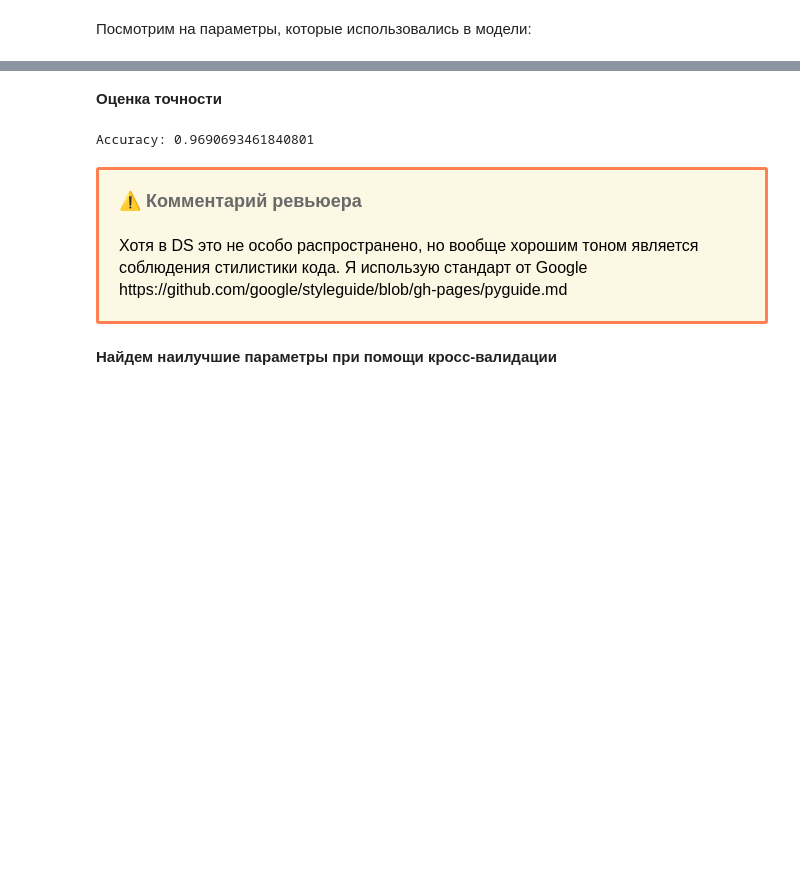
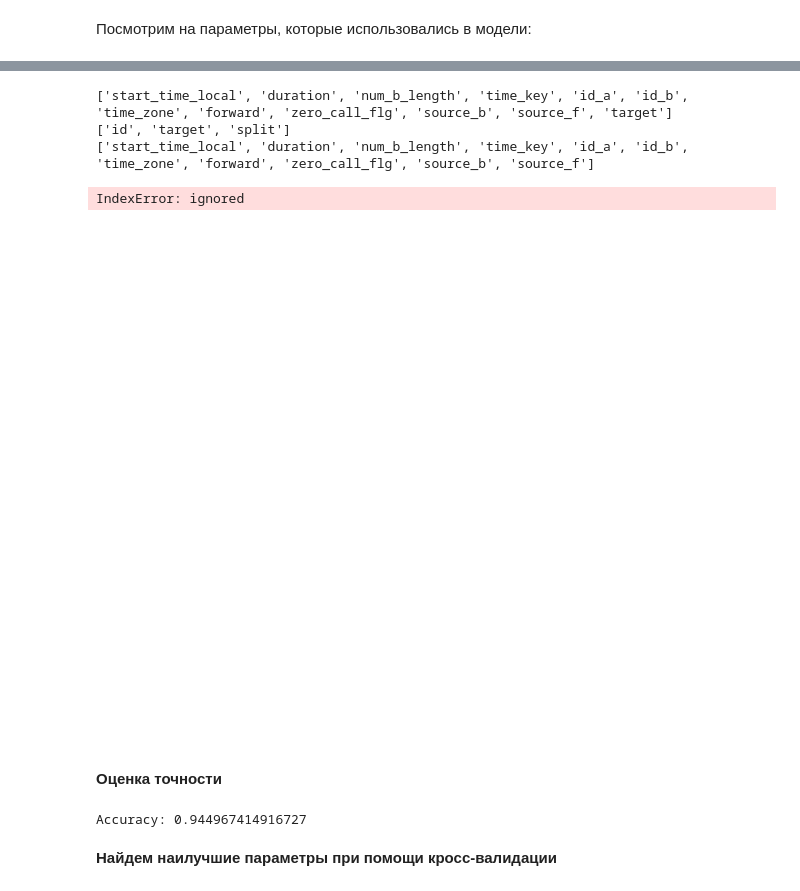
Before and after one commit to Kislv/BestHack2022-DataScience, a Jupyter notebook: DecisionTree_Kiselev.ipynb, the cells around one changed output, grey strips where cells are left out. Saved outputs shown, nothing was run; the diff lists cells and outputs as text; code cells hidden in the pictures; blank space fills up the shorter version.

```diff
--- a/DecisionTree_Kiselev.ipynb
+++ b/DecisionTree_Kiselev.ipynb
@@ -295,0 +145,13 @@ Name: time_key, dtype: int64
+# %%
+data = (
+        data
+        .merge(samples[['id','target', 'split']], left_on='id_a', right_on='id', how='inner')
+        .drop(columns=['id'])
+)
+
+data , data_predict = [x for _, x in data.groupby(data['split'] == 'test')]
+data = data.drop('split', axis=1)
+data_predict = data_predict.drop('split', axis=1)
+print(data.info())
+print()
+print(data_predict.info())
@@ -410,7 +177,0 @@ print(samples_predict.head())
-# %%
-
-data = data.merge(samples_data[['id','target']], left_on='id_a', right_on='id', how='inner') \
-           .drop(columns=['id'])
-print(data.shape)
-print(data.head())
-print(data['target'].value_counts())
@@ -438,7 +177,0 @@ Name: target, dtype: int64
-# %%
-data = (
-    data
-    .merge(samples_data[['id','target']], left_on='id_a', right_on='id', how='inner')
-    .drop('id', axis=1)
-)
-data.info()
@@ -483,7 +215,6 @@ X_train, X_test, y_train, y_test = train_test_split(
 # %%
 # Создание объекта дерева решений
 clf = DecisionTreeClassifier()
-# clf = clf.fit(x_train ,y_train)
-clf = clf.fit(x_train, y_train)  # не там пробел поставил
+clf = clf.fit(X_train, y_train)
 # Предсказание ответа для тестового набора данных
-y_pred = clf.predict(x_test)
+y_pred = clf.predict(X_test)
@@ -513,17 +246,28 @@ print('Количество листьев в дереве: ', clf.get_n_leaves(
+# %%
+print( data.columns.values.tolist())
+print( samples.columns.values.tolist())
+print(cols)
+fig = plt.figure(figsize=(25,20))
+_ = tree.plot_tree(clf,
+                   feature_names = cols,
+                  #  feature_names = data.columns.values.tolist(),
+                  #  feature_names=iris.feature_names,
+                  #  TODO: visualize tree colution
+                   class_names = ['target'],
+                  #  class_names=iris.target_names,
+                   filled=True)
+# %% [output]
+['start_time_local', 'duration', 'num_b_length', 'time_key', 'id_a', 'id_b', 'time_zone', 'forward', 'zero_call_flg', 'source_b', 'source_f', 'target']
+['id', 'target', 'split']
+['start_time_local', 'duration', 'num_b_length', 'time_key', 'id_a', 'id_b', 'time_zone', 'forward', 'zero_call_flg', 'source_b', 'source_f']
+IndexError: ignored
+[figure, added]
 # %% [markdown]
 **Оценка точности**
 # %%
 print("Accuracy:",metrics.accuracy_score(y_test, y_pred))
 # %% [output]
-Accuracy: 0.9690693461840801
+Accuracy: 0.944967414916727
-# %% [markdown]
-<div class="alert alert-warning", style="border:solid coral 3px; padding: 20px">
-    <font size="4", color="DimGrey"><b>⚠️ Комментарий ревьюера</b></font>
-    <br><br>
-    <font size="3", color="black">
-        Хотя в DS это не особо распространено, но вообще хорошим тоном является соблюдения стилистики кода. Я использую стандарт от Google https://github.com/google/styleguide/blob/gh-pages/pyguide.md
-    </font>
-<div>
 # %% [markdown]
 **Найдем наилучшие параметры при помощи кросс-валидации**
 # %%
```
Also changed, not shown: parts of 55 cells of this notebook, 1 other file.
